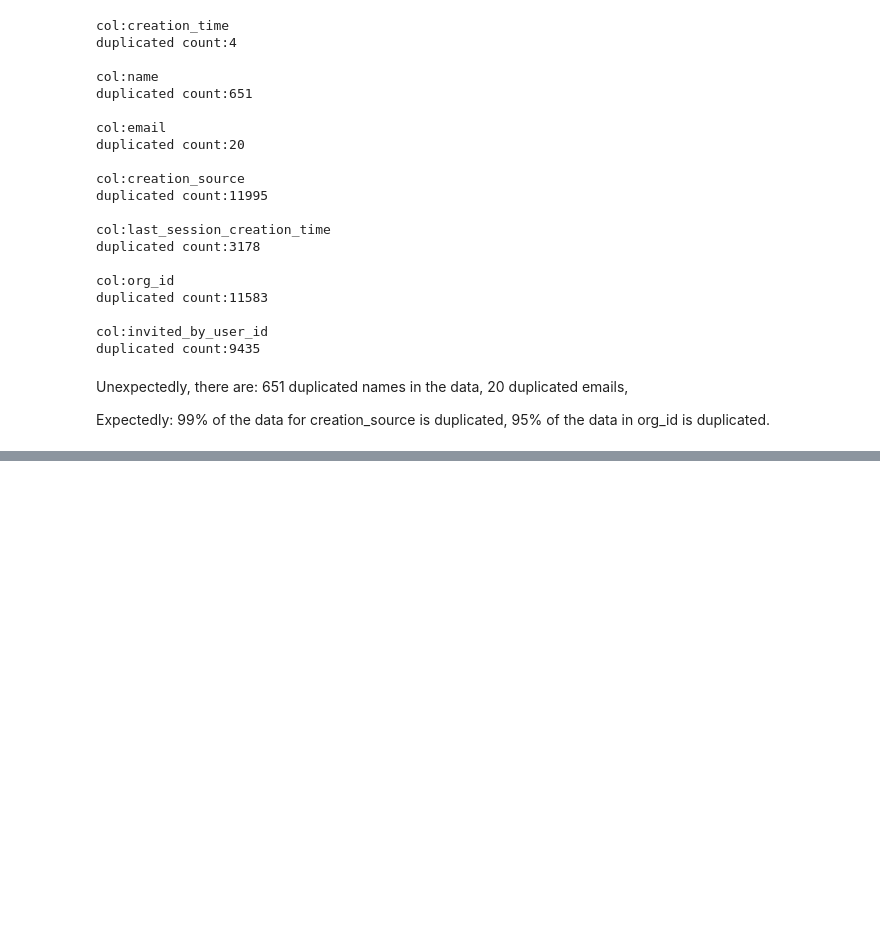
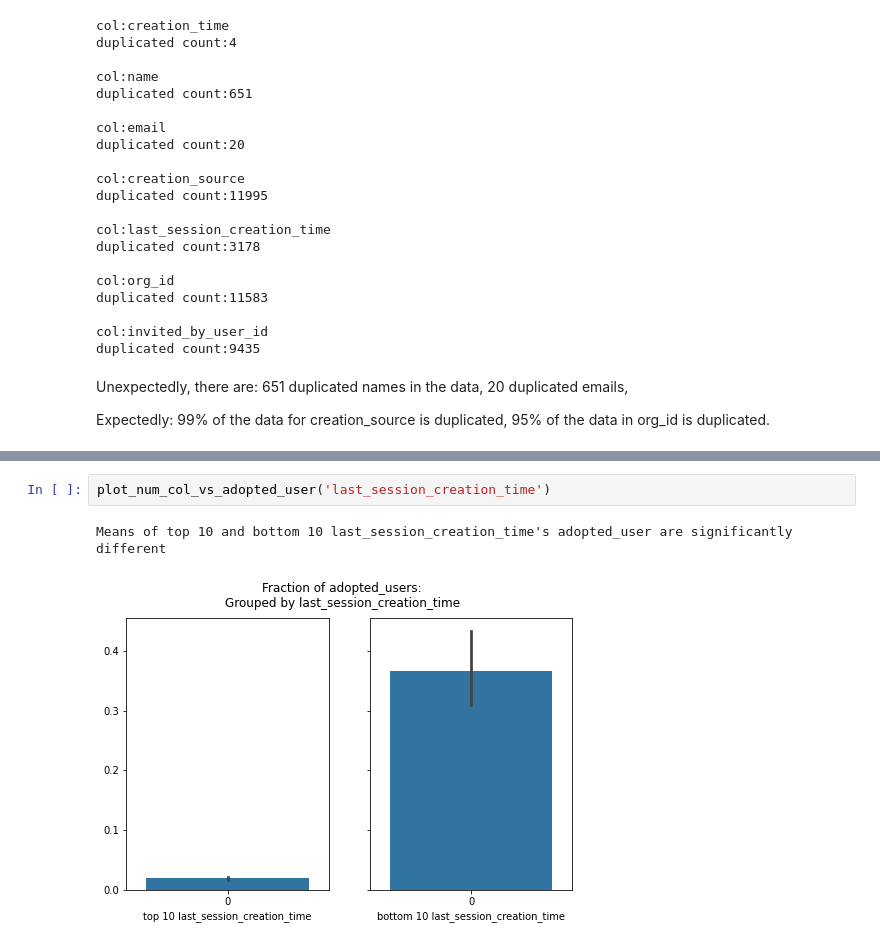
Before and after one commit to allen44/relax-challenge, a Jupyter notebook: relax-challenge-analysis.ipynb, the cells around one changed output, grey strips where cells are left out. Drawn from its saved outputs; the diff is of its cells as text; blank space fills up the shorter version.

```diff
--- a/relax-challenge-analysis.ipynb
+++ b/relax-challenge-analysis.ipynb
@@ -267,0 +391,5 @@ Expectedly:
+# %%
+plot_num_col_vs_adopted_user('last_session_creation_time')
+# %% [output]
+Means of top 10 and bottom 10 last_session_creation_time's adopted_user are significantly different
+[figure, added]
```
Also changed, not shown: parts of 13 cells of this notebook.
